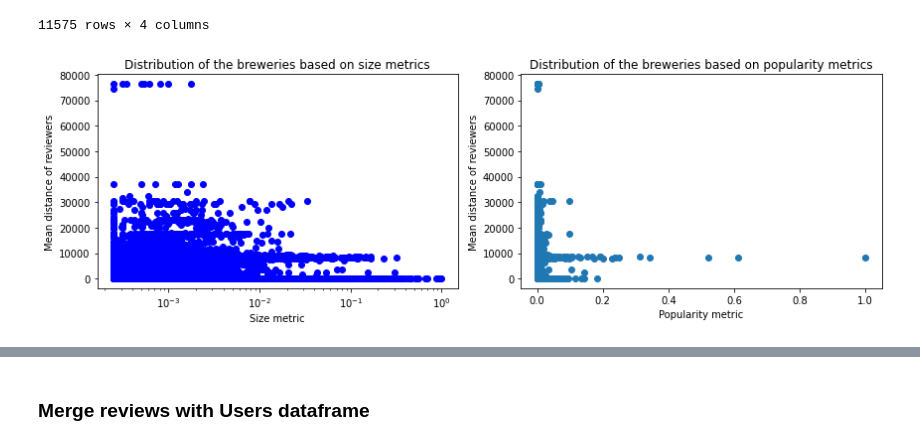
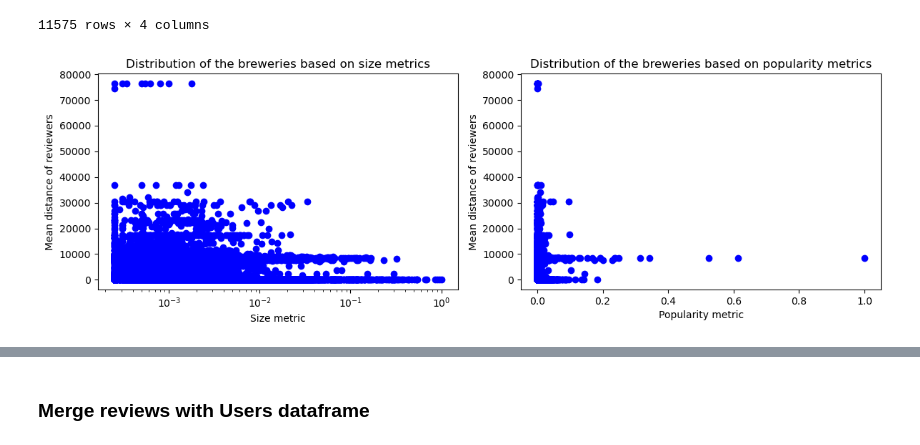
Before and after one commit to epfl-ada/ada-2023-project-todolegax, a Jupyter notebook: P2_initial_analysis.ipynb, the cells around one changed output, grey strips where cells are left out. Drawn from its saved outputs; the diff is of its cells as text; code cells hidden in the pictures.

```diff
--- a/P2_initial_analysis.ipynb
+++ b/P2_initial_analysis.ipynb
@@ -28,6 +31,6 @@ from datetime import datetime
 # %%
 # Define the data folder paths for BeerAdvocate
-DATA_FOLDER_BA = '../DATA/BeerAdvocate/'
+DATA_FOLDER_BA = 'DATA/BeerAdvocate/'
 
 # Define the file paths for the datasets
 Beers_DATASET = DATA_FOLDER_BA+"beers.csv"
@@ -1231,24 +1240,24 @@ display(metric_distance)
 # %%
 # Create subplots
 fig, axs = plt.subplots(1, 2, figsize=(12, 4))
 
 # Plot scatter for 'size metrics' in the first subplot
-axs[0].scatter(metric_distance['size_metrics'], metric_distance['distance_country'], color='blue')
+axs[0].scatter(metric_distance['size_metrics'], metric_distance['distance_country'], color='Blue')
 axs[0].set_title('Distribution of the breweries based on size metrics')
 axs[0].set_ylabel('Mean distance of reviewers')
 axs[0].set_xlabel('Size metric')
 
 # Plot histogram for 'popularity metrics' in the second subplot
-axs[1].scatter(metric_distance['popularity_metrics'], metric_distance['distance_country'], )
+axs[1].scatter(metric_distance['popularity_metrics'], metric_distance['distance_country'], color='Blue')
 axs[1].set_title('Distribution of the breweries based on popularity metrics')
 axs[1].set_ylabel('Mean distance of reviewers')
 axs[1].set_xlabel('Popularity metric')
 
 axs[0].set_xscale('log')
 # Adjust layout
 plt.tight_layout()
 
 # Display the subplots
 plt.show()
 # %% [output]
-[figure, old version]
+[figure, new version]
```
Also changed, not shown: parts of 20 cells of this notebook, 1 other file.
